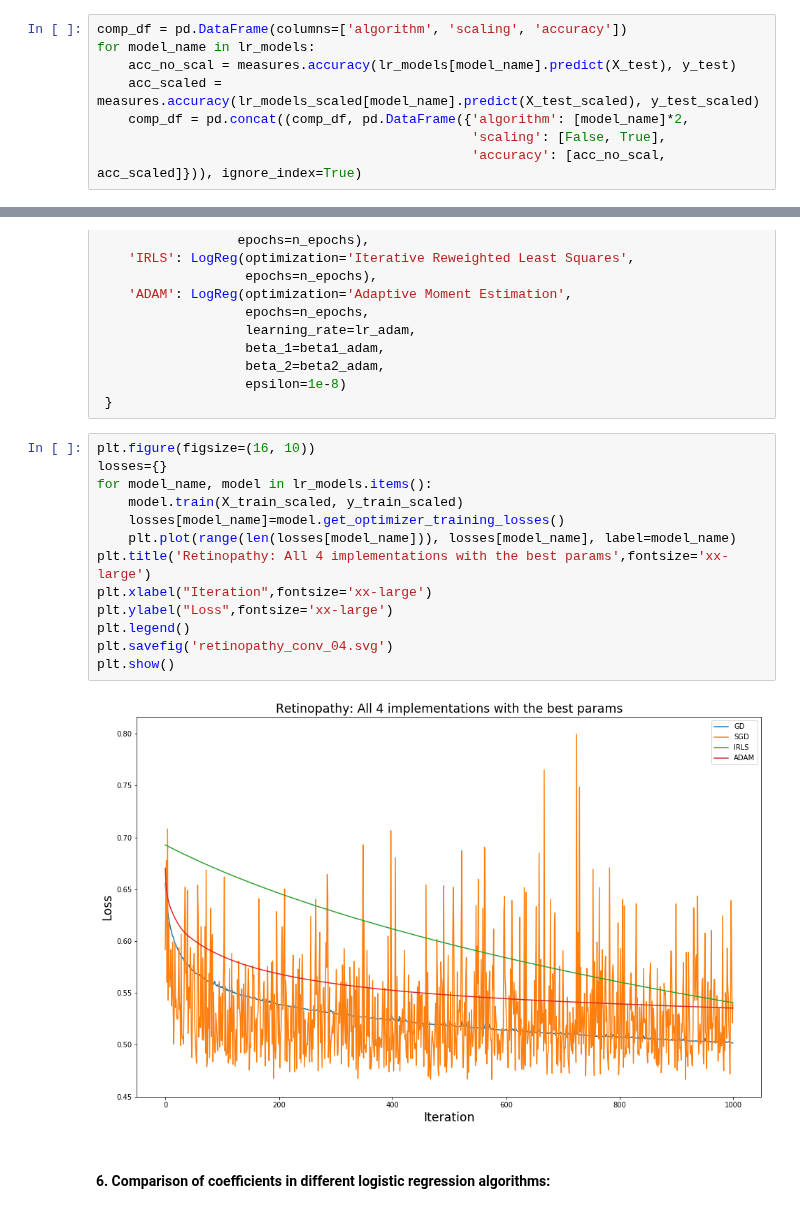
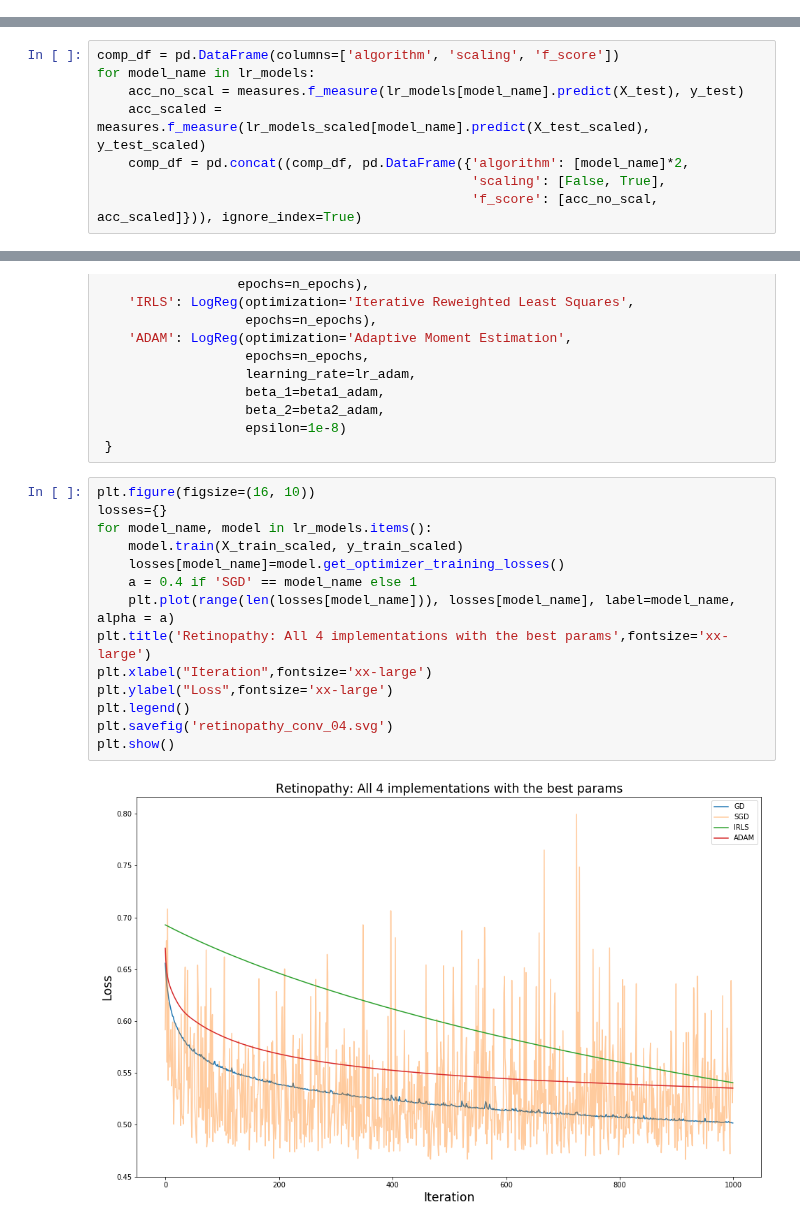
Before and after one commit to pawel99k/AML2022, a Jupyter notebook: Project1/experiments/02_Retinopathy_experiments.ipynb, the cells around one changed output, grey strips where cells are left out. Drawn from its saved outputs; the diff is of its cells as text.

```diff
--- a/Project1/experiments/Retinopathy_experiments.ipynb
+++ b/Project1/experiments/02_Retinopathy_experiments.ipynb
@@ -197,8 +116,0 @@ Comparison of algorithms afficiency:
-# %%
-comp_df = pd.DataFrame(columns=['algorithm', 'scaling', 'accuracy'])
-for model_name in lr_models:
-    acc_no_scal = measures.accuracy(lr_models[model_name].predict(X_test), y_test)
-    acc_scaled = measures.accuracy(lr_models_scaled[model_name].predict(X_test_scaled), y_test_scaled)
-    comp_df = pd.concat((comp_df, pd.DataFrame({'algorithm': [model_name]*2,
-                                                'scaling': [False, True],
-                                                'accuracy': [acc_no_scal, acc_scaled]})), ignore_index=True)
@@ -216,0 +197,8 @@ plt.show()
+# %%
+comp_df = pd.DataFrame(columns=['algorithm', 'scaling', 'f_score'])
+for model_name in lr_models:
+    acc_no_scal = measures.f_measure(lr_models[model_name].predict(X_test), y_test)
+    acc_scaled = measures.f_measure(lr_models_scaled[model_name].predict(X_test_scaled), y_test_scaled)
+    comp_df = pd.concat((comp_df, pd.DataFrame({'algorithm': [model_name]*2,
+                                                'scaling': [False, True],
+                                                'f_score': [acc_no_scal, acc_scaled]})), ignore_index=True)
@@ -396,17 +396,16 @@ lr_models = {
 # %%
 plt.figure(figsize=(16, 10))
 losses={}
 for model_name, model in lr_models.items():
     model.train(X_train_scaled, y_train_scaled)
     losses[model_name]=model.get_optimizer_training_losses()
-    plt.plot(range(len(losses[model_name])), losses[model_name], label=model_name)
+    a = 0.4 if 'SGD' == model_name else 1
+    plt.plot(range(len(losses[model_name])), losses[model_name], label=model_name, alpha = a)
 plt.title('Retinopathy: All 4 implementations with the best params',fontsize='xx-large')
 plt.xlabel("Iteration",fontsize='xx-large')
 plt.ylabel("Loss",fontsize='xx-large')
 plt.legend()
 plt.savefig('retinopathy_conv_04.svg')
 plt.show()
 # %% [output]
-[figure, old version]
+[figure, new version]
-# %% [markdown]
-#### 6. Comparison of coefficients in different logistic regression algorithms:
```
Also changed, not shown: parts of 44 cells of this notebook, 6 other files.
